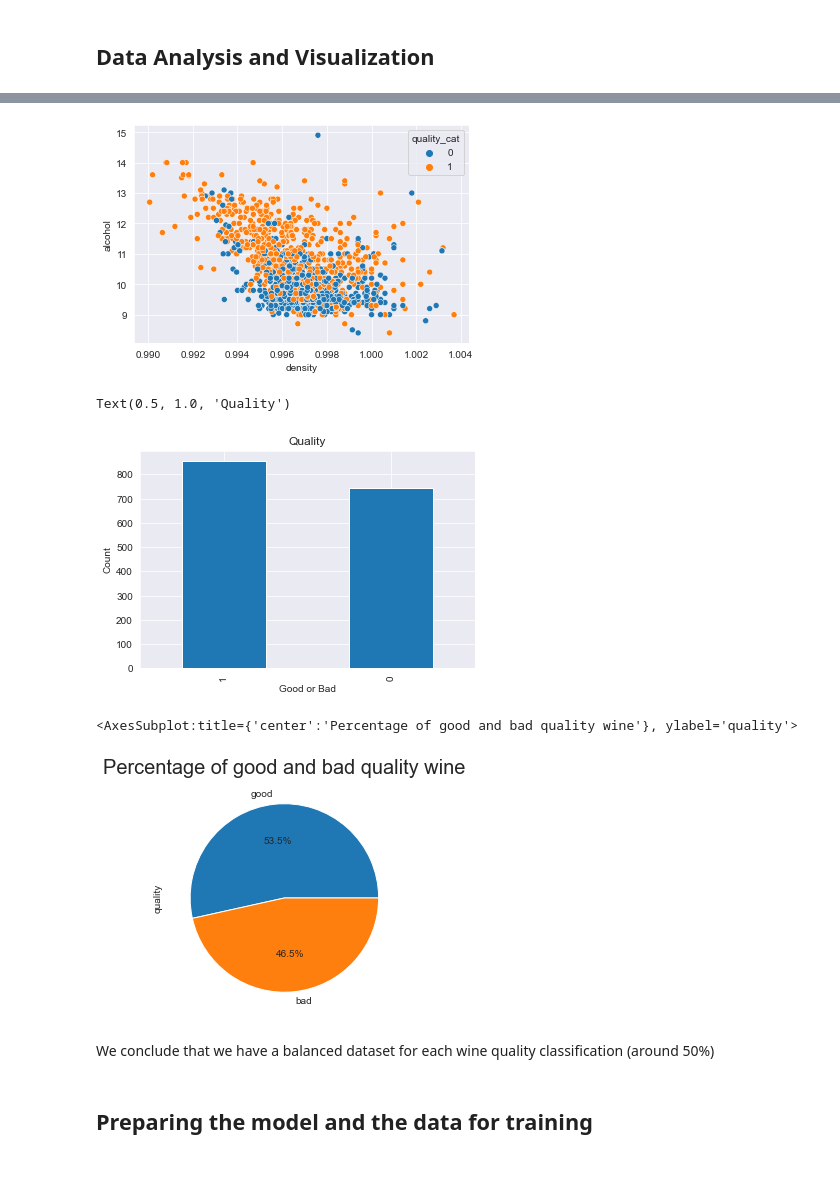
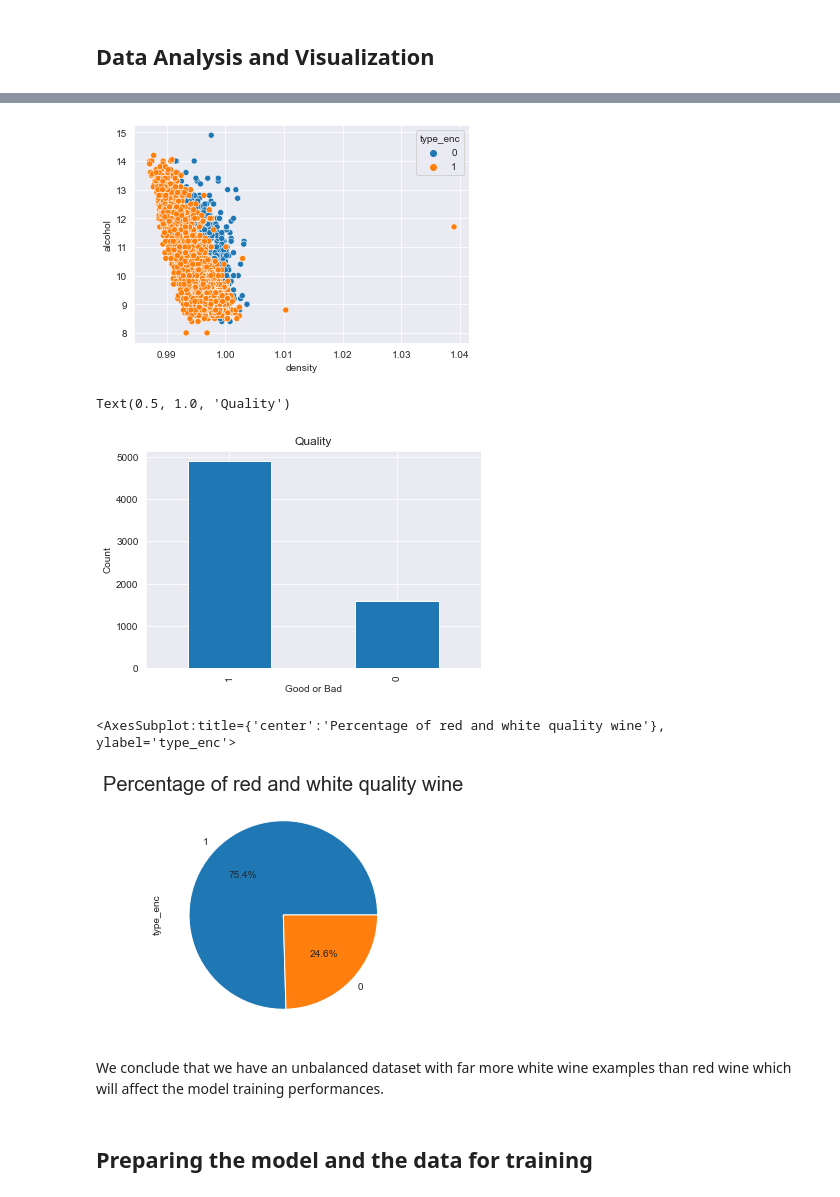
Before and after one commit to CherifYasmine/wine-quality-prediction, a Jupyter notebook: wine-quality-prediction.ipynb, the cells around one changed output, grey strips where cells are left out. Drawn from its saved outputs; the diff is of its cells as text; code cells hidden in the pictures; blank space fills up the shorter version.

```diff
--- a/wine-quality-prediction.ipynb
+++ b/wine-quality-prediction.ipynb
@@ -62,8 +78,15 @@ We have 11 caracteristics of wine in type float and the 12th feature is a string
 # %% [markdown]
 ## Preprocessing the data
+# %%
+# We add a new type column with the label
+dfr["Type"]="Red"
+dfw["Type"]="White"
+# %%
+# We merge the datasets into one dataframe
+df= pd.concat([dfr,dfw],ignore_index=True)
 # %%
-# We encode the quality label to 0 and 1 instead of good and bad
-df['quality_cat'] = df['quality'].astype('category').cat.codes
+# We encode the type label to 0 and 1 instead of red and white
+df['type_enc'] = df['Type'].astype('category').cat.codes
 df.head()
 # %% [output]
 |  | fixed acidity | volatile acidity | citric acid | residual sugar | chlorides | free sulfur dioxide | ... |
@@ -114,29 +138,33 @@ corr.style.background_gradient(cmap='coolwarm')
 # %%
 # We show the scatter plot of the most correlated features which are density and alcohol
-sns.scatterplot(data=df, x='density', y='alcohol', hue='quality_cat')
+sns.scatterplot(data=df, x='density', y='alcohol', hue='type_enc')
 plt.show()
 # %% [output]
-[figure, old version]
+[figure, new version]
+# %%
+# We noticed there are outlier entries in the data so we're going to remove them from the dataset
+q = df["density"].quantile(0.999)
+df=df[df["density"] < q]
 # %%
 # We show the balance of labels with a bar plot
-df.quality_cat.value_counts().plot(kind='bar')
+df.type_enc.value_counts().plot(kind='bar')
 plt.xlabel("Good or Bad")
 plt.ylabel("Count")
 plt.title("Quality")
 # %% [output]
 Text(0.5, 1.0, 'Quality')
-[figure, old version]
+[figure, new version]
 # %%
 plt.figure(figsize=(20,10))
 plt.subplots_adjust(left=0, bottom=0.5, right=0.9, top=0.9, wspace=0.5, hspace=0.8)
 plt.subplot(141)
-plt.title('Percentage of good and bad quality wine',fontsize = 20)
-df['quality'].value_counts().plot.pie(autopct="%1.1f%%")
+plt.title('Percentage of red and white quality wine',fontsize = 20)
+df['type_enc'].value_counts().plot.pie(autopct="%1.1f%%")
 # %% [output]
-<AxesSubplot:title={'center':'Percentage of good and bad quality wine'}, ylabel='quality'>
+<AxesSubplot:title={'center':'Percentage of red and white quality wine'}, ylabel='type_enc'>
-[figure, old version]
+[figure, new version]
-# %% [markdown]
-We conclude that we have a balanced dataset for each wine quality classification (around 50%)
+# %% [markdown]
+We conclude that we have an unbalanced dataset with far more white wine examples than red wine which will affect the model training performances.
 # %% [markdown]
 ## Preparing the model and the data for training
 # %%
```
Also changed, not shown: parts of 23 cells of this notebook, 5 other files.
